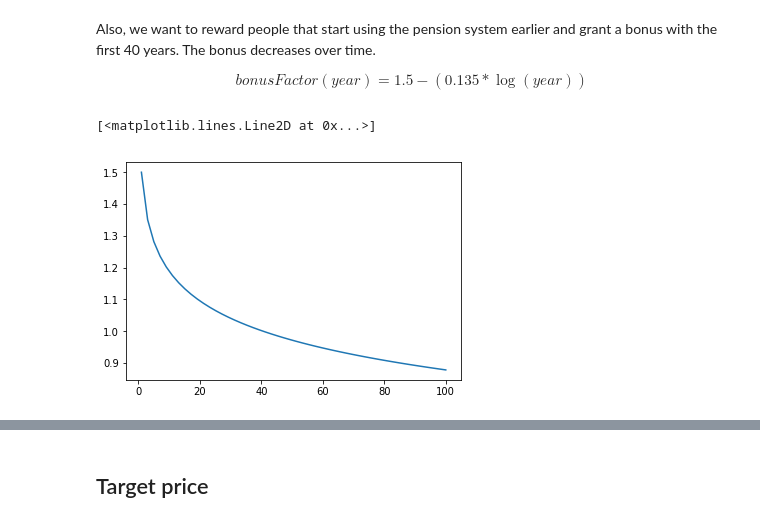
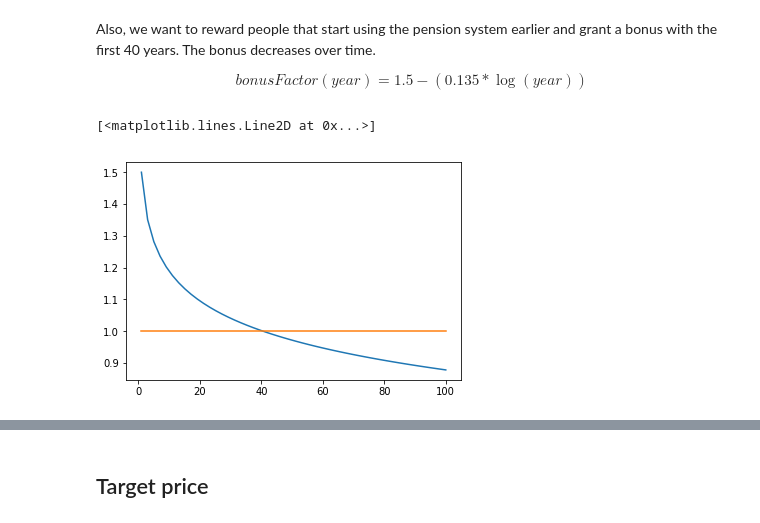
Before and after one commit to AsureNetwork/ETHBerlin, a Jupyter notebook: math.ipynb, the cells around one changed output, grey strips where cells are left out. Saved outputs shown, nothing was run; the diff lists cells and outputs as text; code cells hidden in the pictures.

Commit message:
add linear bonusFactor function

```diff
--- a/math.ipynb
+++ b/math.ipynb
@@ -27,6 +27,7 @@ $$bonusFactor(year)=1.5-(0.135*\log{(year)})$$
 # %%
 year = np.linspace(1, 100)
 plt.plot(year, 1.5 - (0.135 * np.log(year)), label='bonus factor')
+plt.plot(year, 1+0*year, label='bonus factor')
 # %% [output]
 [<matplotlib.lines.Line2D at 0x...>]
-[figure, old version]
+[figure, new version]
```
Also changed, not shown: parts of 2 cells of this notebook, 2 other files.
